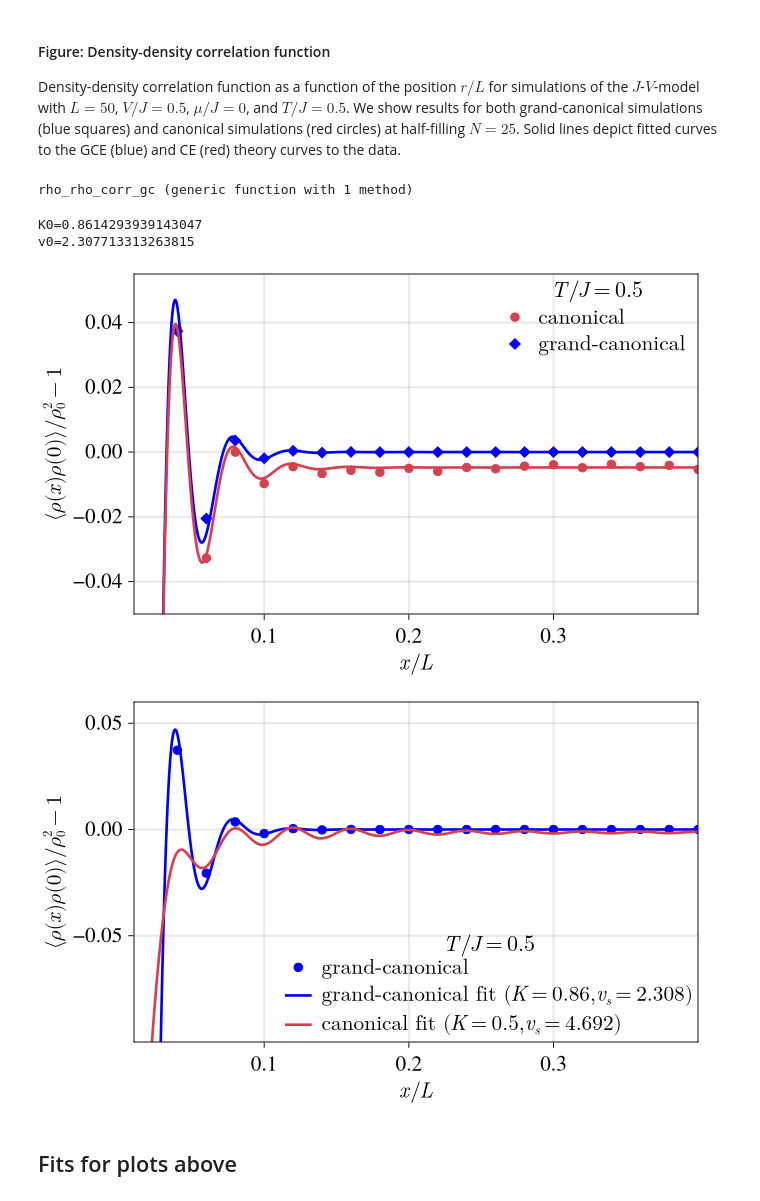
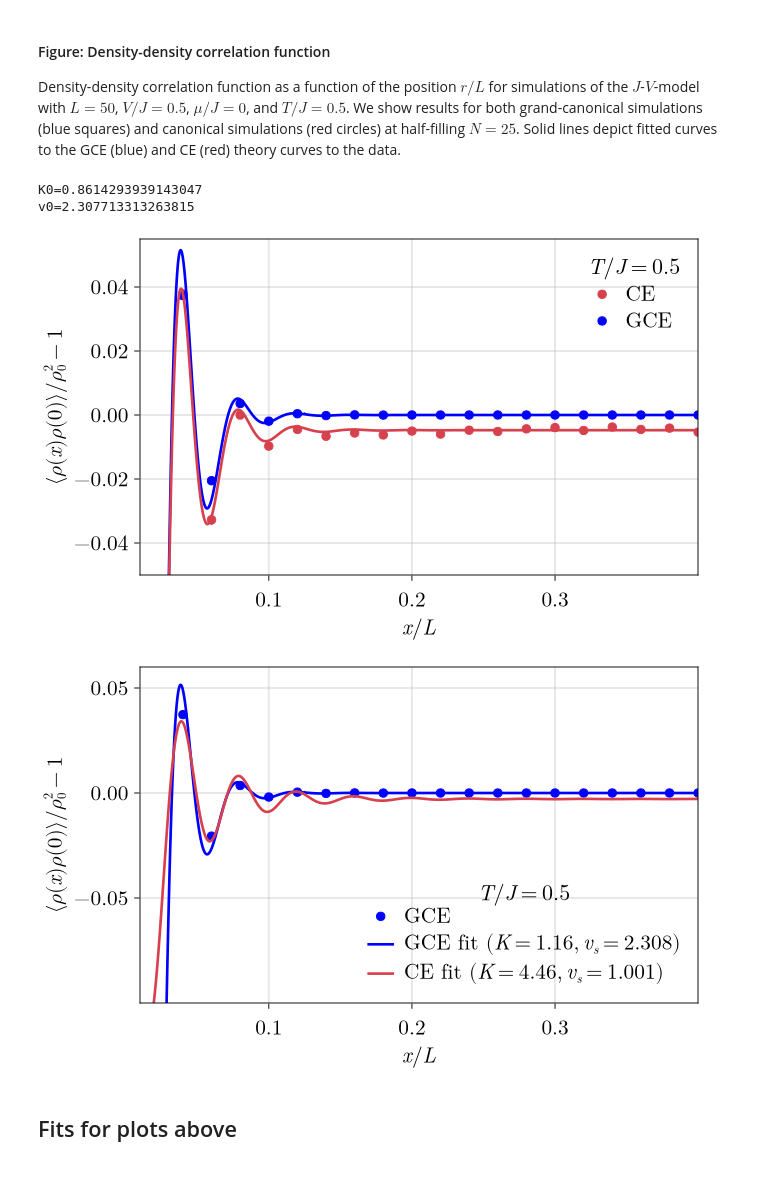
Before and after one commit to DelMaestroGroup/papers-code-ParticleFluctuations, a Jupyter notebook: src/DMRGJVmodel.ipynb, the cells around one changed output. Cells and saved outputs as stored; diff of their text form; code cells hidden in the pictures.

```diff
--- a/src/DMRGJVmodel.ipynb
+++ b/src/DMRGJVmodel.ipynb
@@ -112,10 +114,6 @@ Below are the plots, the fits for obtaining the parameters used for the theory l
 # %% [markdown]
 #### Figure: Density-density correlation function
 Density-density correlation function as a function of the position $r/L$ for simulations of the $J$-$V$-model with $L=50$, $V/J=0.5$, $\mu/J=0$, and $T/J=0.5$. We show results for both grand-canonical simulations (blue squares) and canonical simulations (red circles) at half-filling $N=25$. Solid lines depict fitted curves to the GCE (blue) and CE (red) theory curves to the data.
-# %%
-include("../include/gc_utils.jl")
-# %% [output]
-rho_rho_corr_gc (generic function with 1 method)
 # %%
  let
     T = 0.5
@@ -132,7 +130,7 @@ rho_rho_corr_gc (generic function with 1 method)
 
     # plot data (with error bars)
     errorbars!(ax, rs ./ Lsys, rhorho_ce .- 1, err_ce; color=colors[2])
-    scatter!(ax, rs ./ Lsys, rhorho_ce .- 1; label=L"canonical $ $", color=colors[2], strokecolor=colors[2], markersize=6)
+    scatter!(ax, rs ./ Lsys, rhorho_ce .- 1; label=L"CE $ $", color=colors[2], strokecolor=colors[2], markersize=6)
 
 
     # theory curve
@@ -144,8 +142,8 @@ rho_rho_corr_gc (generic function with 1 method)
     out = luttinger_tV(; t, V, a=1.0)
     K0 = out.K
     v0 = out.v
-    A_ce = 2.66e-6
-    A_gce = 3.01e-6
+    A_ce = 0.0831946922229228
+    A_gce = 0.1
     println("K0=",K0)
     println("v0=",v0)
 
@@ -155,7 +153,7 @@ rho_rho_corr_gc (generic function with 1 method)
     yfit_ce = [real(rho_rho_corr_canonical(x; ρ0, L=Lsys, K=K0, β, v_s=v0, A=A_ce, a0=0.0 ))/(ρ0^2) for x in xs]
 
 
-    scatter!(ax, rs ./ Lsys, rhorho_gce .- 1; label=L"grand-canonical $ $", color=colors[1], strokecolor=colors[1], markersize=6)
+    scatter!(ax, rs ./ Lsys, rhorho_gce .- 1; label=L"GCE $ $", color=colors[1], strokecolor=colors[1], markersize=6)
 
 
     yfit_gce = [real(rho_rho_corr_gc(x; ρ0, L=Lsys, K=K0, β, μ=0.0, v_s=v0, A=A_gce , a0=0.0 ))/(ρ0^2) for x in xs]
@@ -174,7 +172,7 @@ end
 # %% [output]
 K0=0.8614293939143047
 v0=2.307713313263815
-[figure, old version]
+[figure, new version]
 # %%
  let
     T = 0.5
@@ -190,44 +188,45 @@ v0=2.307713313263815
     rs = collect(0:Lsys-1)
 
     # plot data (with error bars)
-    scatter!(ax, rs ./ Lsys, rhorho_gce .- 1; label=L"grand-canonical $ $", color=colors[1], strokecolor=colors[1], markersize=6)
+    scatter!(ax, rs ./ Lsys, rhorho_gce .- 1; label=L"GCE $ $", color=colors[1], strokecolor=colors[1], markersize=6)
 
     # theory curve
     ρ0 =  1/2
     t  = 1.0
     V  = 0.5
     μ0 = 0.0
 
     out = luttinger_tV(; t=t, V=V, a=1.0)
     K0 = out.K
     v0 = out.v
-    A_gce = 3.01e-6
+    A_gce = 0.1
 
-    A_ce = 0.00026855954007014337; K_ce = 0.5004446974934126; v_ce = 4.6881080213879125; a0_ce = 9.375601527298002
+    A_ce = 0.021493516191519974; K_ce = 0.22430079393471683; v_ce = 1.001363634505363; a0_ce = 1e-10
 
     xs = 0.0:0.01:Lsys
     β = 1/T
 
     yfit_ce = [real(rho_rho_corr_canonical(x;
         ρ0=ρ0, L=Lsys, K=K_ce, β=β, v_s=v_ce, A=A_ce, a0=a0_ce
     ))/(ρ0^2) for x in xs]
 
     yfit_gce = [real(rho_rho_corr_gc(x;
         ρ0=ρ0, L=Lsys, K=K0, β=β, μ=0.0, v_s=v0, A=A_gce , a0=0.0
     ))/(ρ0^2) for x in xs]
 
-    lines!(ax, xs ./ Lsys, yfit_gce .- 1; color=colors[1], label=L"grand-canonical fit $(K = 0.86, v_s = 2.308)$")
-    lines!(ax, xs ./ Lsys, yfit_ce .- 1;  color=colors[2], label=L"canonical fit $(K = 0.5, v_s = 4.692)$")
+    # now in the label invert K to match the manuscript notation
+    lines!(ax, xs ./ Lsys, yfit_gce .- 1; color=colors[1], label=latexstring(f"GCE fit $(K = {1/K0:.2f},\\, v_s = {v0:.3f})$"))
+    lines!(ax, xs ./ Lsys, yfit_ce .- 1;  color=colors[2], label=latexstring(f"CE fit $(K = {1/K_ce:.2f},\\, v_s = {v_ce:.3f})$"))
 
     axislegend(ax, L"T/J = 0.5"; titlesize=11, titlegap=0, position=:rb)
     xlims!(ax, 0.01, 0.3999)
     ylims!(ax, -0.1, 0.06)
 
     save("../figures/JVVp_rhorho_fitgcevsce_to_gce.pdf", fig)
     fig
 end
 # %% [output]
-[figure, old version]
+[figure, new version]
 # %% [markdown]
 ## Fits for plots above
 # %%
```
Also changed, not shown: parts of 8 cells of this notebook, 4 other files.
